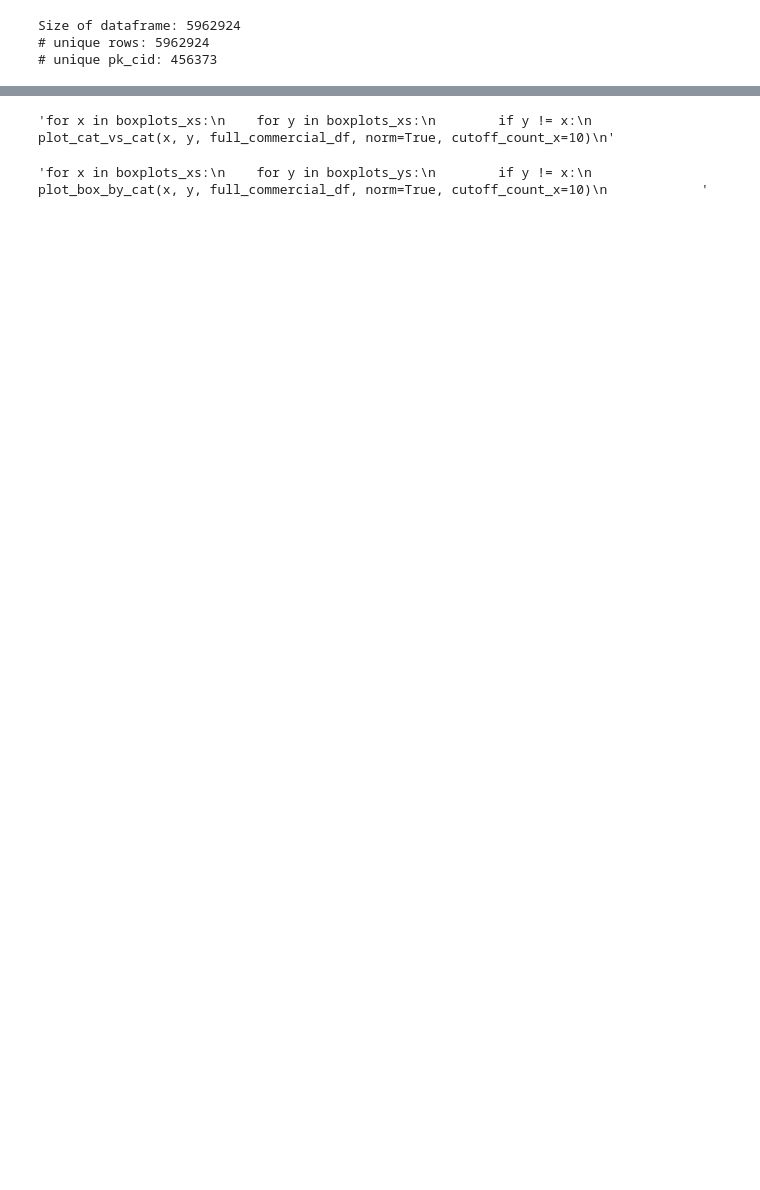
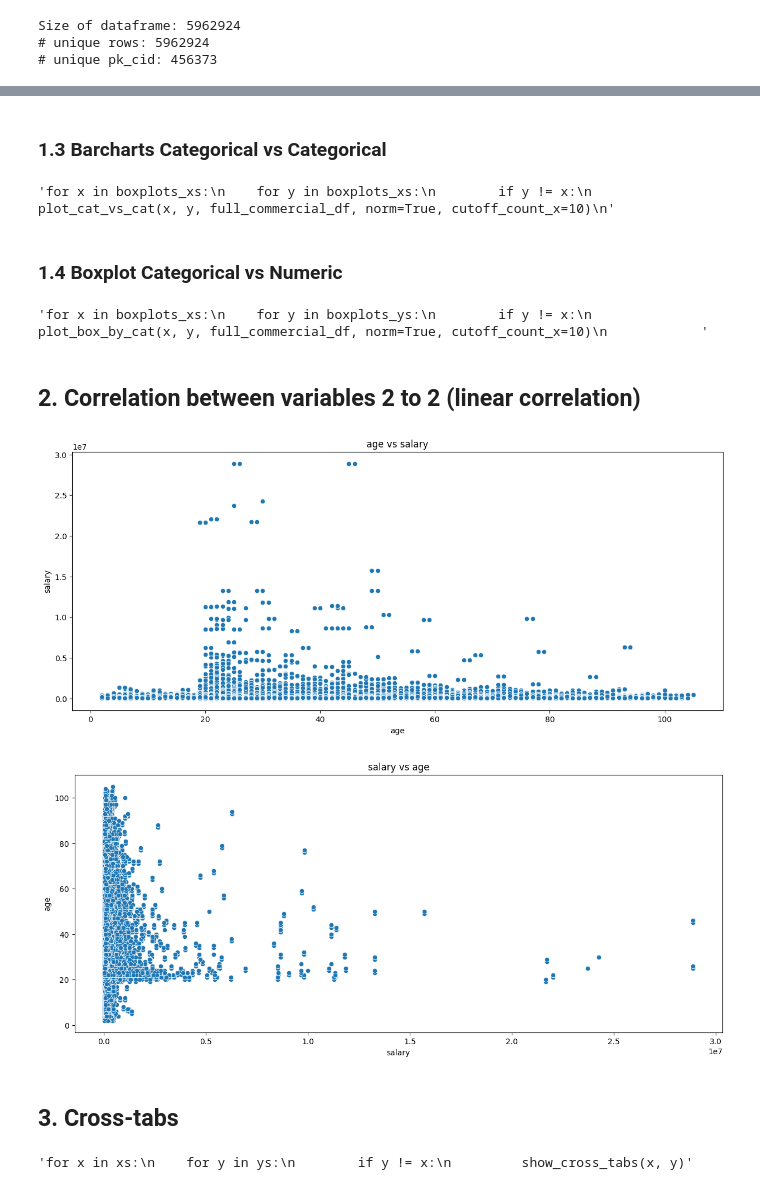
Before and after one commit to BernardoGMS/easyMoney_Capstone, a Jupyter notebook: final_project.ipynb, the cells around one changed output, grey strips where cells are left out. Saved outputs shown, nothing was run; the diff lists cells and outputs as text; code cells hidden in the pictures; blank space fills up the shorter version.

```diff
--- a/final_project.ipynb
+++ b/final_project.ipynb
@@ -123,3 +218,5 @@ def show_frequency_tables(df):
+# %% [markdown]
+### 1.3 Barcharts Categorical vs Categorical
 # %%
 """['pk_cid', 'pk_partition', 'entry_date', 'entry_channel', 'active_customer', 'segment', 'short_term_deposit', 'loans', 'mortgage', 'funds', 'securities', 'long_term_deposit', 'em_account_pp',
        'credit_card', 'payroll', 'pension_plan', 'payroll_account','emc_account', 'debit_card', 'em_account_p', 'em_acount', 'country_id','region_code', 'gender', 'age', 'deceased', 'salary']"""
@@ -163,6 +260,8 @@ boxplots_xs = ["entry_channel","segment","active_customer","short_term_deposit",
 """
 # %% [output]
 'for x in boxplots_xs:\n    for y in boxplots_xs:\n        if y != x:\n            plot_cat_vs_cat(x, y, full_commercial_df, norm=True, cutoff_count_x=10)\n'
+# %% [markdown]
+### 1.4 Boxplot Categorical vs Numeric
 # %%
 """['pk_cid', 'pk_partition', 'entry_date', 'entry_channel', 'active_customer', 'segment', 'short_term_deposit', 'loans', 'mortgage', 'funds', 'securities', 'long_term_deposit', 'em_account_pp',
        'credit_card', 'payroll', 'pension_plan', 'payroll_account','emc_account', 'debit_card', 'em_account_p', 'em_acount', 'country_id','region_code', 'gender', 'age', 'deceased', 'salary']"""
@@ -196,3 +295,45 @@ boxplots_ys = ["age","salary"]
             """
 # %% [output]
 'for x in boxplots_xs:\n    for y in boxplots_ys:\n        if y != x:\n            plot_box_by_cat(x, y, full_commercial_df, norm=True, cutoff_count_x=10)\n            '
+# %% [markdown]
+## 2. Correlation between variables 2 to 2 (linear correlation)
+# %%
+linear_corr_df = full_commercial_df.loc[:, ~full_commercial_df.columns.isin(['pk_cid','region_code'])].select_dtypes(include=np.number)
+
+def show_scatters(df, x_, y_):
+
+        plt.figure(figsize=(15,6))
+        sns.scatterplot(data=df,x=x_,y=y_)
+        plt.title(str(x_)+ " vs " + str(y_))
+        plt.show()
+
+for x in ["age","salary"]:
+    for y in ["age","salary"]:
+        if y != x:
+         show_scatters(linear_corr_df, x, y)
+# %% [output]
+[figure, added]
+[figure, added]
+# %% [markdown]
+## 3. Cross-tabs
+# %%
+"""['pk_cid', 'pk_partition', 'entry_date', 'entry_channel', 'active_customer', 'segment', 'short_term_deposit', 'loans', 'mortgage', 'funds', 'securities', 'long_term_deposit', 'em_account_pp',
+       'credit_card', 'payroll', 'pension_plan', 'payroll_account','emc_account', 'debit_card', 'em_account_p', 'em_acount', 'country_id','region_code', 'gender', 'age', 'deceased', 'salary']"""
+
+def show_cross_tabs(x,y):
+       n_t = full_commercial_df.shape[0]
+       table_=full_commercial_df[[x,y]].groupby([x], as_index=False).value_counts(dropna=False)
+       table_["percentage"]=round(table_["count"]/n_t*100,2)
+       print(table_)
+
+xs = ['entry_channel', 'active_customer', 'segment', 'short_term_deposit', 'loans', 'mortgage', 'funds', 'securities', 'long_term_deposit', 'em_account_pp',
+       'credit_card', 'payroll', 'pension_plan', 'payroll_account','emc_account', 'debit_card', 'em_account_p', 'em_acount', 'region_code', 'gender', 'deceased']
+xs = ['active_customer', 'segment', 'short_term_deposit', 'loans']
+ys = xs.copy()
+
+"""for x in xs:
+    for y in ys:
+        if y != x:
+         show_cross_tabs(x, y)"""
+# %% [output]
+'for x in xs:\n    for y in ys:\n        if y != x:\n         show_cross_tabs(x, y)'
```
Also changed, not shown: parts of 29 cells of this notebook.
